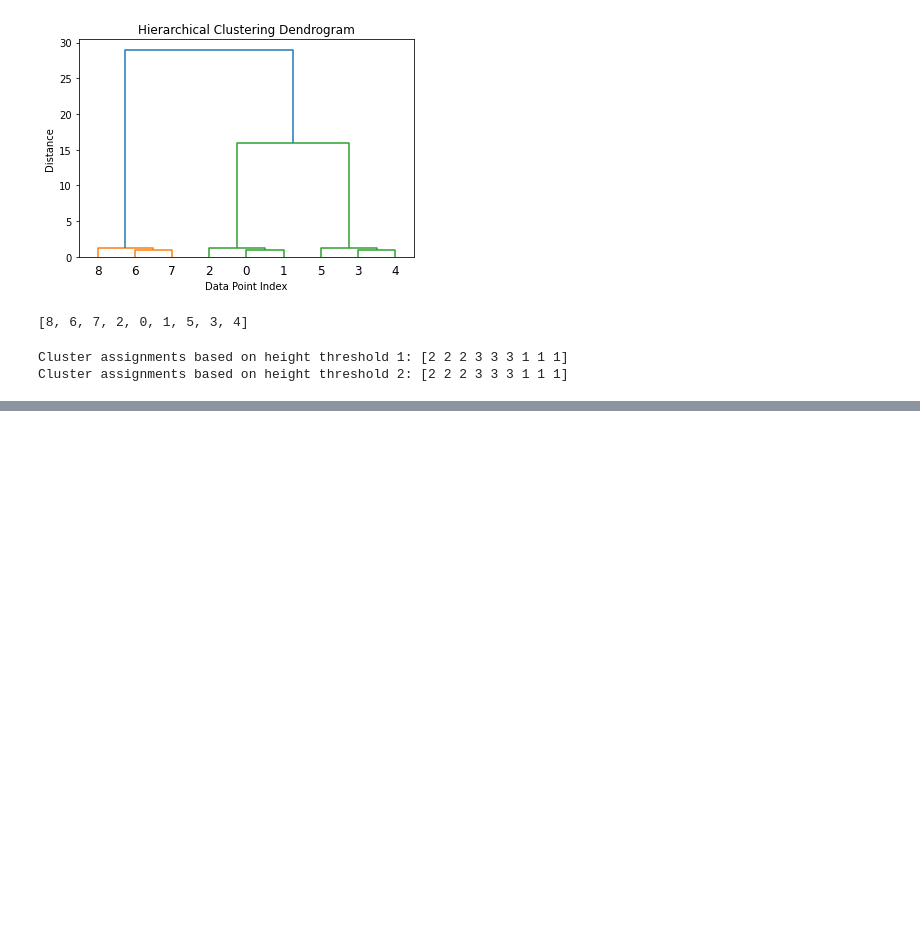
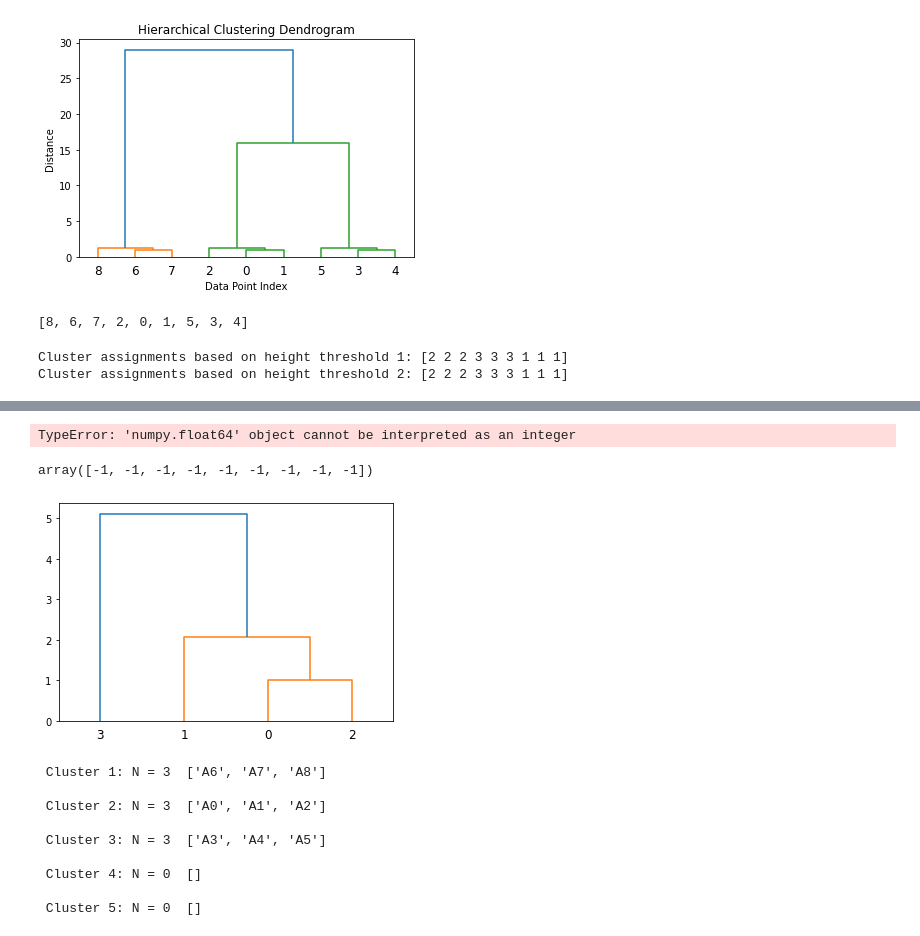
Before and after one commit to Priyanshu4/CSE-5819-Project, a Jupyter notebook: hclust/main.ipynb, the cells around one changed output, grey strips where cells are left out. Drawn from its saved outputs; the diff is of its cells as text; code cells hidden in the pictures; blank space fills up the shorter version.

```diff
--- a/hclust/main.ipynb
+++ b/hclust/main.ipynb
@@ -174,0 +370,61 @@ Cluster assignments based on height threshold 2: [2 2 2 3 3 3 1 1 1]
+# %%
+
+hdbscan.HDBSCAN(algorithm='best', alpha=1.0, approx_min_span_tree=True,
+    gen_min_span_tree=False, leaf_size=40,
+    metric='euclidean', min_cluster_size=5, min_samples=None, p=None)
+clusterer.fit(blobs)
+# %% [output]
+TypeError: 'numpy.float64' object cannot be interpreted as an integer
+# %%
+clusterer.labels_
+# %% [output]
+array([-1, -1, -1, -1, -1, -1, -1, -1, -1])
+# %%
+import numpy as np
+import pandas as pd
+from scipy.cluster.hierarchy import linkage, dendrogram
+import matplotlib.pyplot as plt
+
+X = np.array([[1, 2], [2, 2], [2, 3], [8, 8], [9, 8], [9, 9], [15, 15], [16, 15], [16, 16]])
+
+# Put X in a dataframe
+df = pd.DataFrame()
+df['col1'] = X[:, 0]
+df['col2'] = X[:, 1]
+
+index = []
+for i in range(len(X)):
+    elem = 'A' + str(i)
+    index.append(elem)
+
+df['index'] = index
+
+Z = linkage(X, 'average')
+
+dendrogram_info = dendrogram(linkage_matrix, orientation='top')
+
+plt.show()
+
+# retrieve elements in each cluster
+label = fcluster(Z, 5, criterion='maxclust')
+
+df_clst = pd.DataFrame()
+df_clst['index']  = df['index']
+df_clst['label']  = label
+
+# print them
+for i in range(5):
+   elements = df_clst[df_clst['label']==i+1]['index'].tolist()
+   size = len(elements)
+   print('\n Cluster {}: N = {}  {}'.format(i+1, size, elements))
+# %% [output]
+[figure, added]
+ Cluster 1: N = 3  ['A6', 'A7', 'A8']
+
+ Cluster 2: N = 3  ['A0', 'A1', 'A2']
+
+ Cluster 3: N = 3  ['A3', 'A4', 'A5']
+
+ Cluster 4: N = 0  []
+
+ Cluster 5: N = 0  []
```
Also changed, not shown: parts of 8 cells of this notebook.
